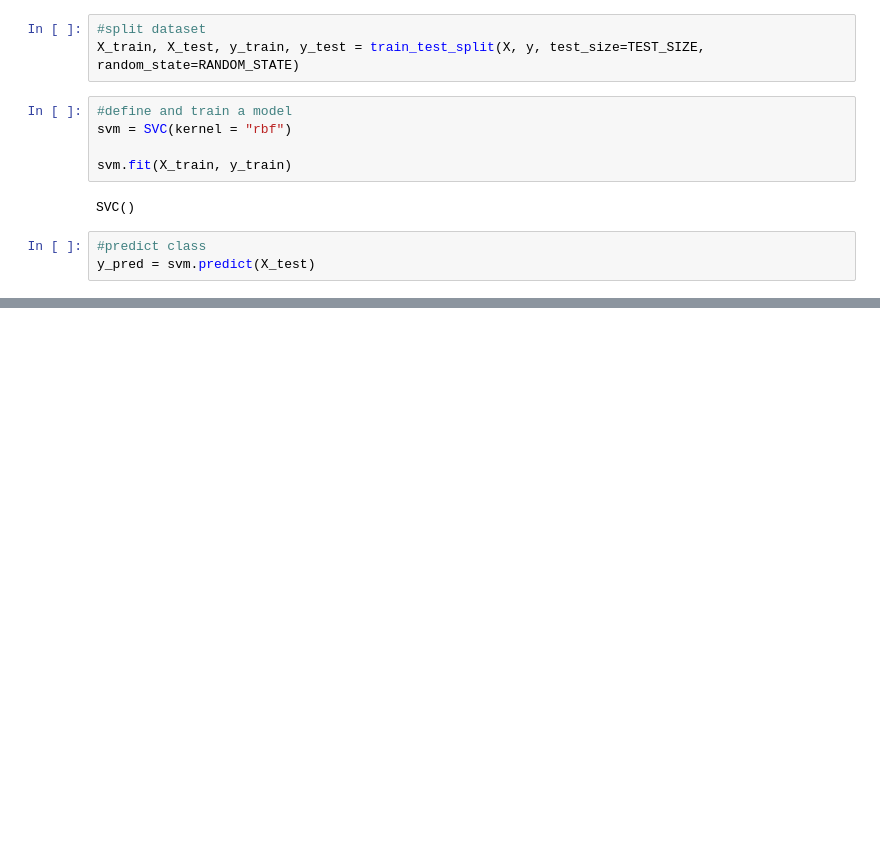
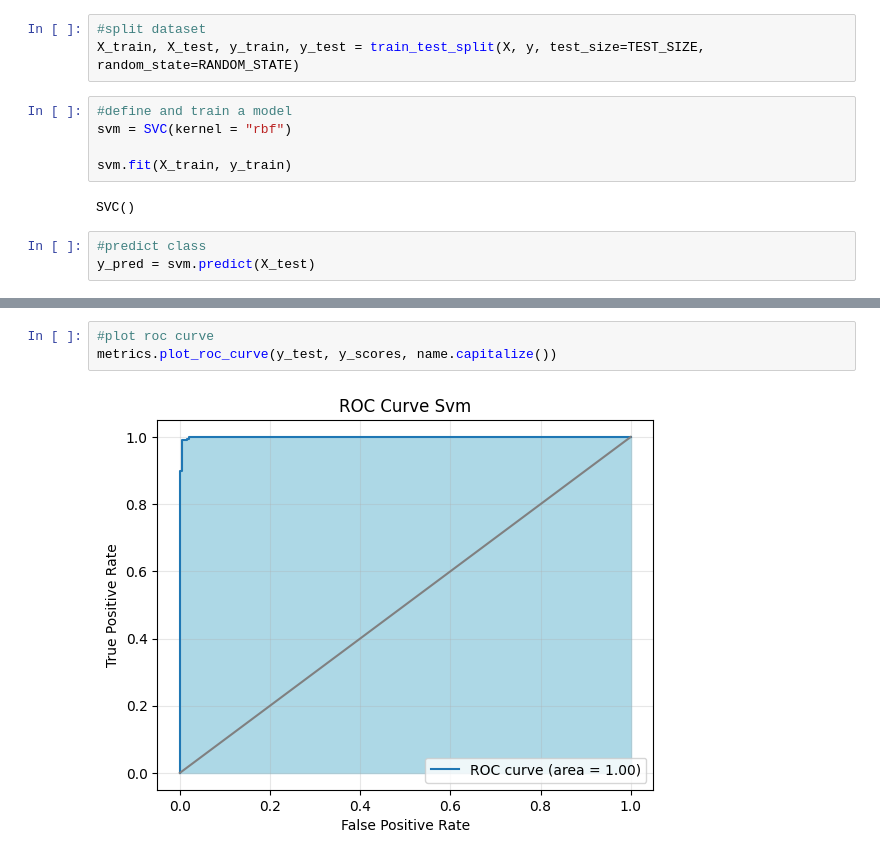
Before and after one commit to alex-bolshunov/Plant-Disease-Detection, a Jupyter notebook: plant_disease_modeling.ipynb, the cells around one changed output, grey strips where cells are left out. Cells and saved outputs as stored; diff of their text form; blank space fills up the shorter version.

```diff
--- a/plant_disease_modeling.ipynb
+++ b/plant_disease_modeling.ipynb
@@ -82,0 +144,5 @@ plt.show();
+# %%
+#plot roc curve
+metrics.plot_roc_curve(y_test, y_scores, name.capitalize())
+# %% [output]
+[figure, added]
```
Also changed, not shown: parts of 55 cells of this notebook.
